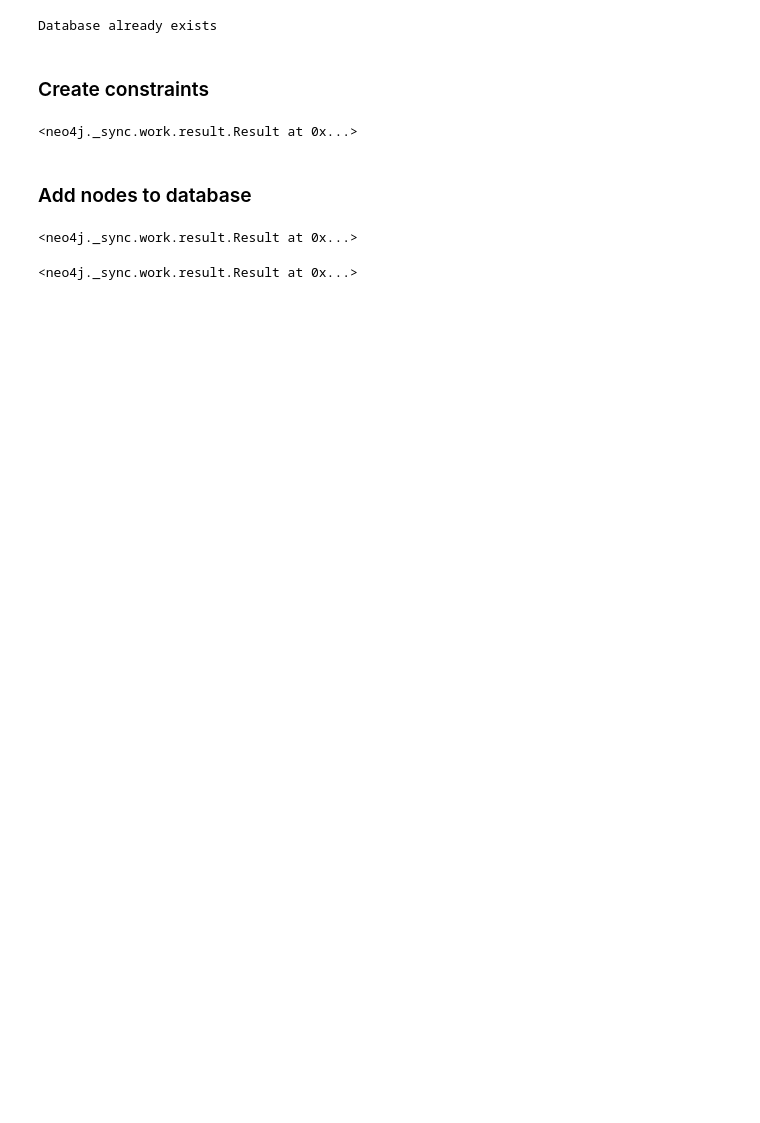
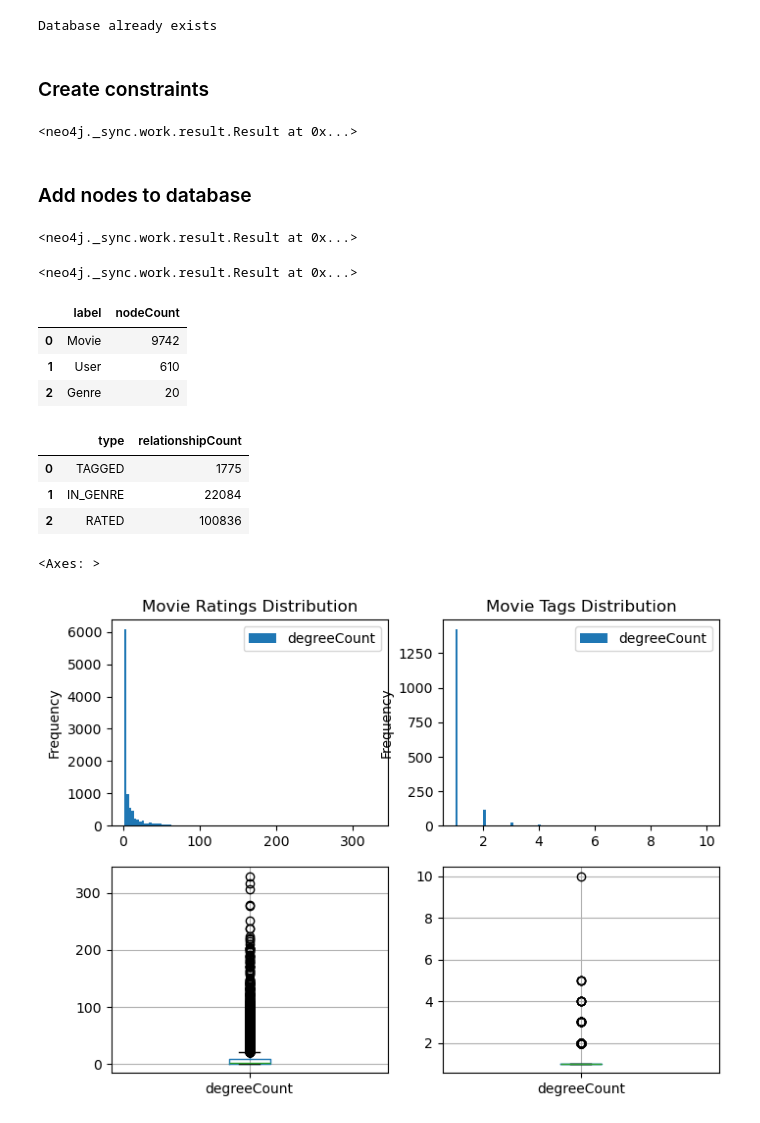
Before and after one commit to AngeloLongano/graph_analytics_movie_dataset, a Jupyter notebook: graph_analytics.ipynb, the cells around one changed output. Drawn from its saved outputs; the diff is of its cells as text; code cells hidden in the pictures; blank space fills up the shorter version.

```diff
--- a/graph_analytics.ipynb
+++ b/graph_analytics.ipynb
@@ -105,2 +121,38 @@ session.run(
 # %% [output]
 <neo4j._sync.work.result.Result at 0x...>
+# %%
+from graphdatascience import GraphDataScience
+
+gds = GraphDataScience(URI, aura_ds=False, database=NAME_DB)
+# total node counts
+gds.run_cypher(
+    """
+    CALL apoc.meta.stats()
+    YIELD labels AS nodeCounts
+    UNWIND keys(nodeCounts) AS label
+    WITH label, nodeCounts[label] AS nodeCount
+    WHERE label IN ['User','Movie','Genre']
+    RETURN label, nodeCount
+"""
+)
+# %% [output]
+|  | label | nodeCount |
+| 0 | Movie | 9742 |
+| 1 | User | 610 |
+| 2 | Genre | 20 |
+# %%
+gds.run_cypher(
+    """
+    CALL apoc.meta.stats()
+    YIELD relTypesCount as relationshipCounts
+    UNWIND keys(relationshipCounts) AS type
+    WITH type, relationshipCounts[type] AS relationshipCount
+    WHERE type IN ['RATED','TAGGED','IN_GENRE']
+    RETURN type, relationshipCount
+"""
+)
+# %% [output]
+|  | type | relationshipCount |
+| 0 | TAGGED | 1775 |
+| 1 | IN_GENRE | 22084 |
+| 2 | RATED | 100836 |
@@ -106,0 +204,32 @@ session.run(
+# %%
+import matplotlib.pyplot as plt
+
+all_ratings_df = degree_counts("Movie", "RATED", "IN")
+all_tags_df = degree_counts("Movie", "TAGGED", "IN")
+all_genres_df = degree_counts("Genre", "IN_GENRE", "IN")
+
+# plot disributions
+f, axs = plt.subplots(2, 2, figsize=(10, 5))
+
+all_ratings_df.plot(
+    x="id",
+    y="degreeCount",
+    kind="hist",
+    ax=axs[0, 0],
+    title="Movie Ratings Distribution",
+    bins=100,
+)
+all_tags_df.plot(
+    x="id",
+    y="degreeCount",
+    kind="hist",
+    ax=axs[0, 1],
+    title="Movie Tags Distribution",
+    bins=100,
+)
+
+all_ratings_df.boxplot(column="degreeCount", ax=axs[1, 0])
+all_tags_df.boxplot(column="degreeCount", ax=axs[1, 1])
+# %% [output]
+<Axes: >
+[figure, added]
```
Also changed, not shown: parts of 4 cells of this notebook, 9 other files.
